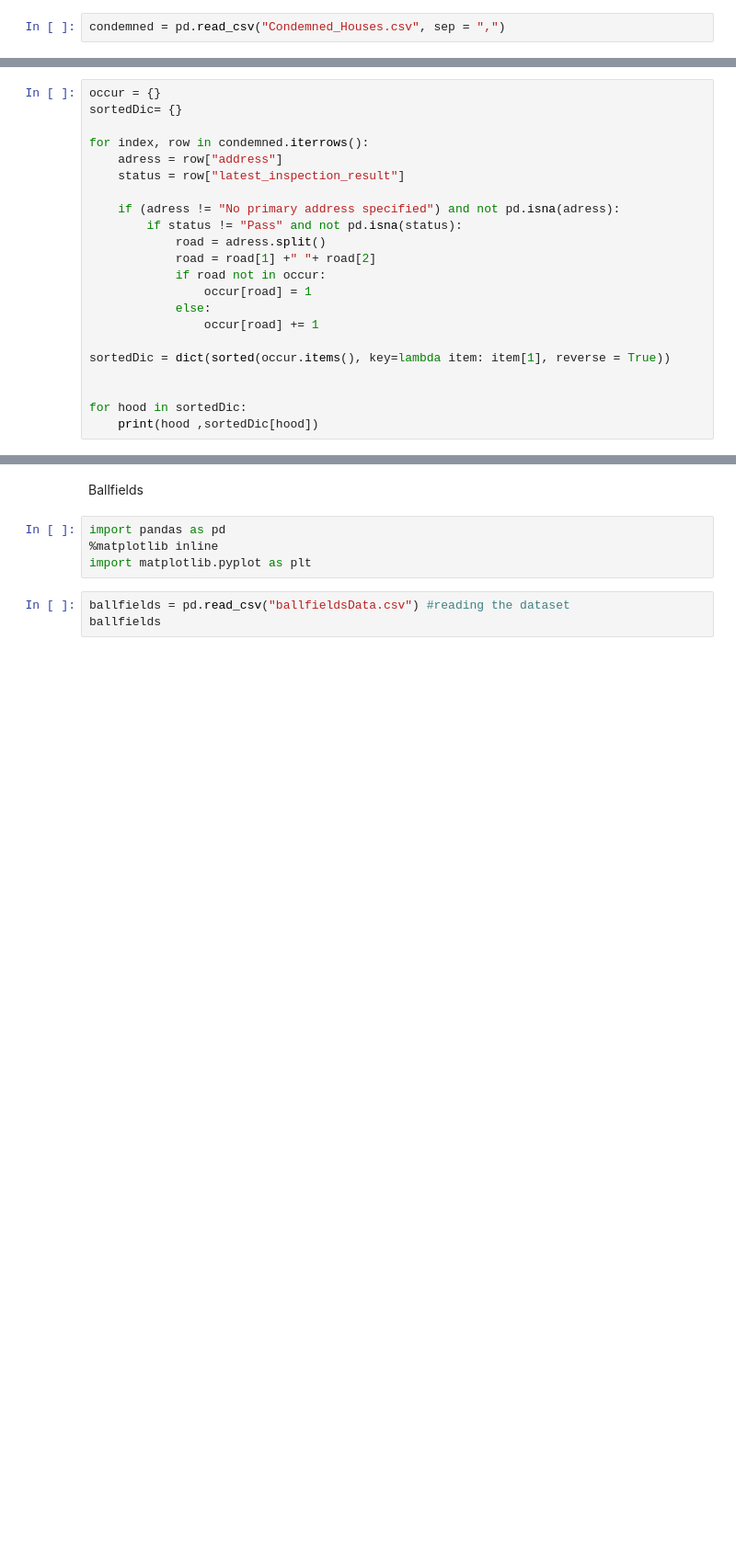
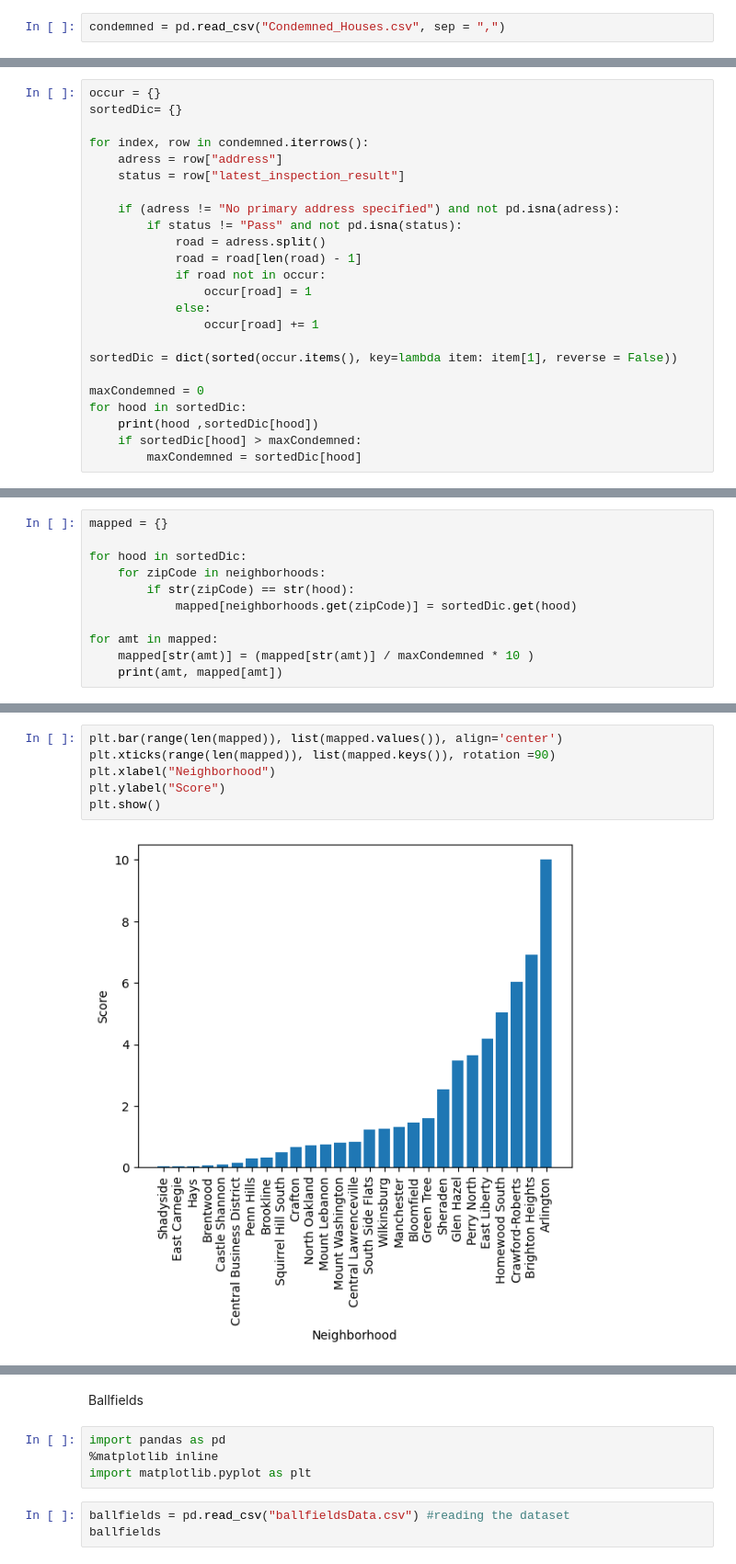
Before and after one commit to eduebaugh/PittsburghFanatics, a Jupyter notebook: Shared.ipynb, the cells around one changed output, grey strips where cells are left out. Shown at 92% size. Cells and saved outputs as stored; diff of their text form; blank space fills up the shorter version.

Commit message:
updated Condemned part

```diff
--- a/Shared.ipynb
+++ b/Shared.ipynb
@@ -22,15 +23,17 @@ for index, row in condemned.iterrows():
     if (adress != "No primary address specified") and not pd.isna(adress):
         if status != "Pass" and not pd.isna(status):
             road = adress.split()
-            road = road[1] +" "+ road[2]
+            road = road[len(road) - 1]
             if road not in occur:
                 occur[road] = 1
             else:
                 occur[road] += 1
 
-sortedDic = dict(sorted(occur.items(), key=lambda item: item[1], reverse = True))
+sortedDic = dict(sorted(occur.items(), key=lambda item: item[1], reverse = False))
 
-
+maxCondemned = 0
 for hood in sortedDic:
     print(hood ,sortedDic[hood])
+    if sortedDic[hood] > maxCondemned:
+        maxCondemned = sortedDic[hood]
 # %% [output]
@@ -53,0 +86,11 @@ TRETOW ST, 1
+# %%
+mapped = {}
+
+for hood in sortedDic:
+    for zipCode in neighborhoods:
+        if str(zipCode) == str(hood):
+            mapped[neighborhoods.get(zipCode)] = sortedDic.get(hood)
+
+for amt in mapped:
+    mapped[str(amt)] = (mapped[str(amt)] / maxCondemned * 10 )
+    print(amt, mapped[amt])
@@ -53,0 +115,8 @@ TRETOW ST, 1
+# %%
+plt.bar(range(len(mapped)), list(mapped.values()), align='center')
+plt.xticks(range(len(mapped)), list(mapped.keys()), rotation =90)
+plt.xlabel("Neighborhood")
+plt.ylabel("Score")
+plt.show()
+# %% [output]
+[figure, added]
```
Also changed, not shown: parts of 5 cells of this notebook.
